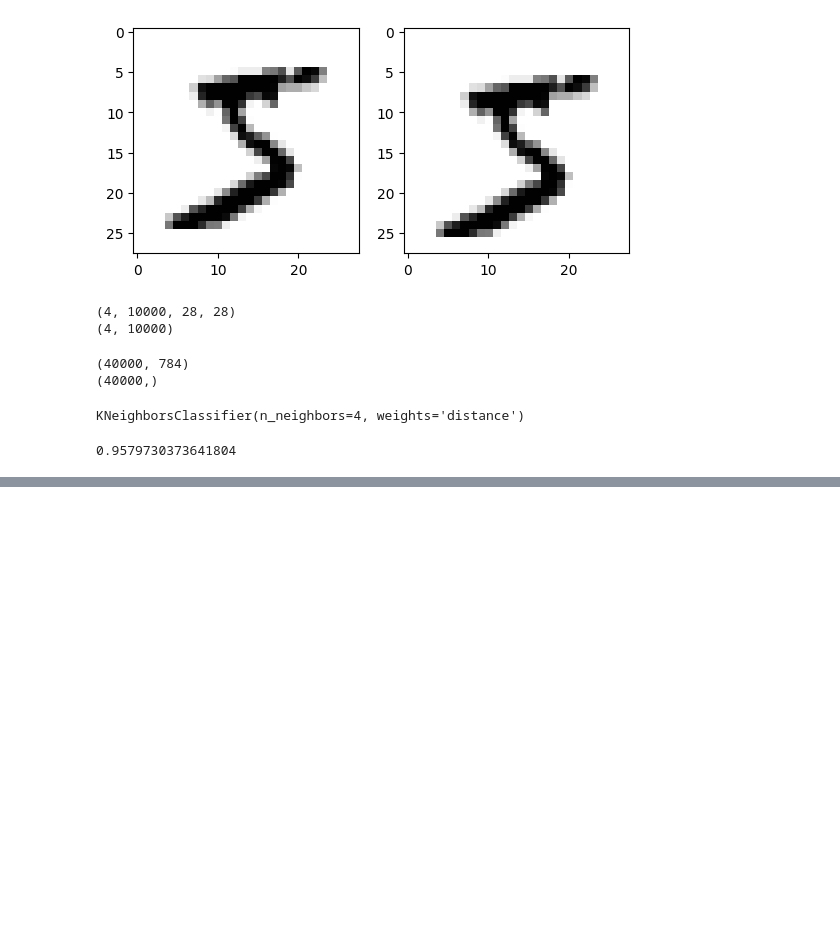
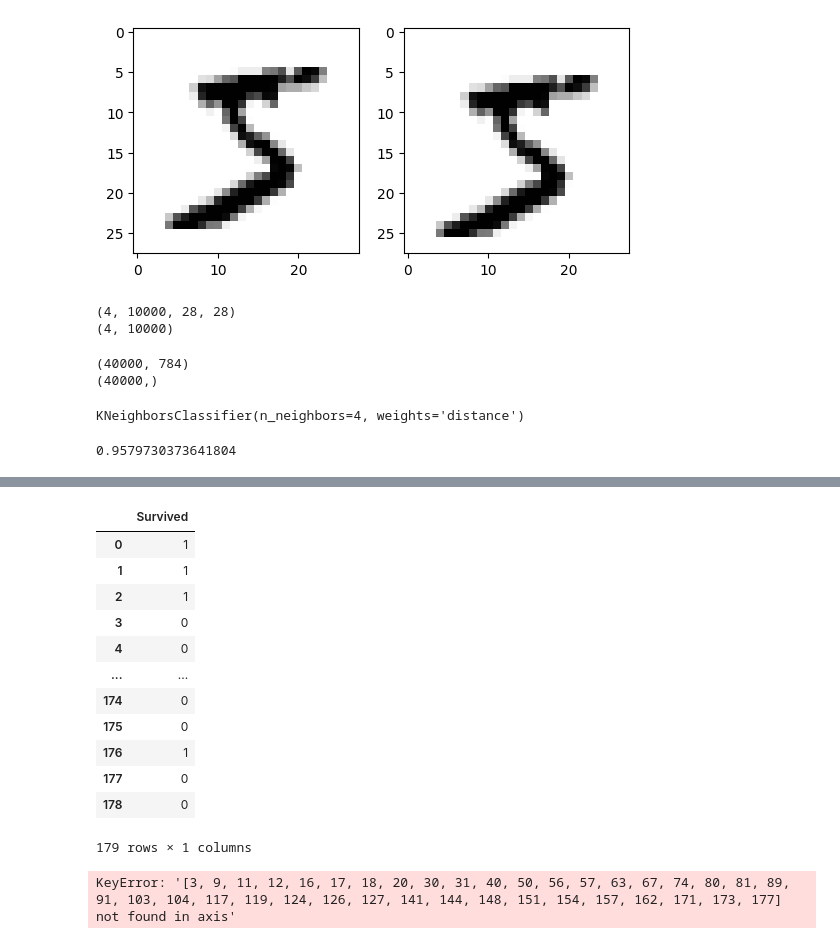
Before and after one commit to Prashant-Bista/ML_exercises, a Jupyter notebook: learning_classification.ipynb, the cells around one changed output, grey strips where cells are left out. Cells and saved outputs as stored; diff of their text form; code cells hidden in the pictures; blank space fills up the shorter version.

```diff
--- a/learning_classification.ipynb
+++ b/learning_classification.ipynb
@@ -524,0 +567,2 @@ f1_score(test_y,knn_pred_new,average="macro")
+# %%
+ds=ds.drop(columns=['Name','Ticket','Cabin'])
@@ -524,0 +592,2 @@ f1_score(test_y,knn_pred_new,average="macro")
+# %%
+trainx,testx,trainy,testy=train_test_split(ds.drop(columns=["Survived"]),ds['Survived'],test_size=0.2)
@@ -524,0 +802,24 @@ f1_score(test_y,knn_pred_new,average="macro")
+# %%
+testy=np.array(testy)
+# %%
+testy=pd.DataFrame(testy,columns=['Survived'])
+# %%
+testy
+# %% [output]
+|  | Survived |
+| 0 | 1 |
+| 1 | 1 |
+| 2 | 1 |
+| 3 | 0 |
+| 4 | 0 |
+| ... | ... |
+| 174 | 0 |
+| 175 | 0 |
+| 176 | 1 |
+| 177 | 0 |
+| 178 | 0 |
+179 rows × 1 columns
+# %%
+testx=testx.drop(index=index)
+# %% [output]
+KeyError: '[3, 9, 11, 12, 16, 17, 18, 20, 30, 31, 40, 50, 56, 57, 63, 67, 74, 80, 81, 89, 91, 103, 104, 117, 119, 124, 126, 127, 141, 144, 148, 151, 154, 157, 162, 171, 173, 177] not found in axis'
```
Also changed, not shown: parts of 37 cells of this notebook.
